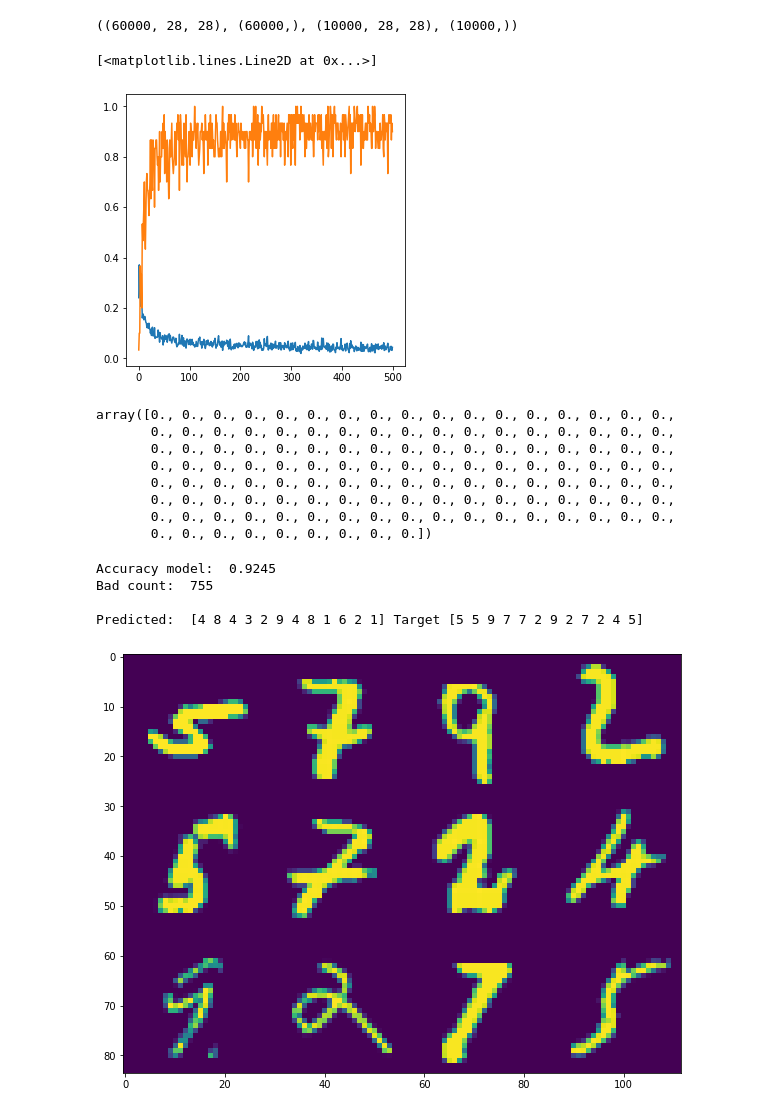
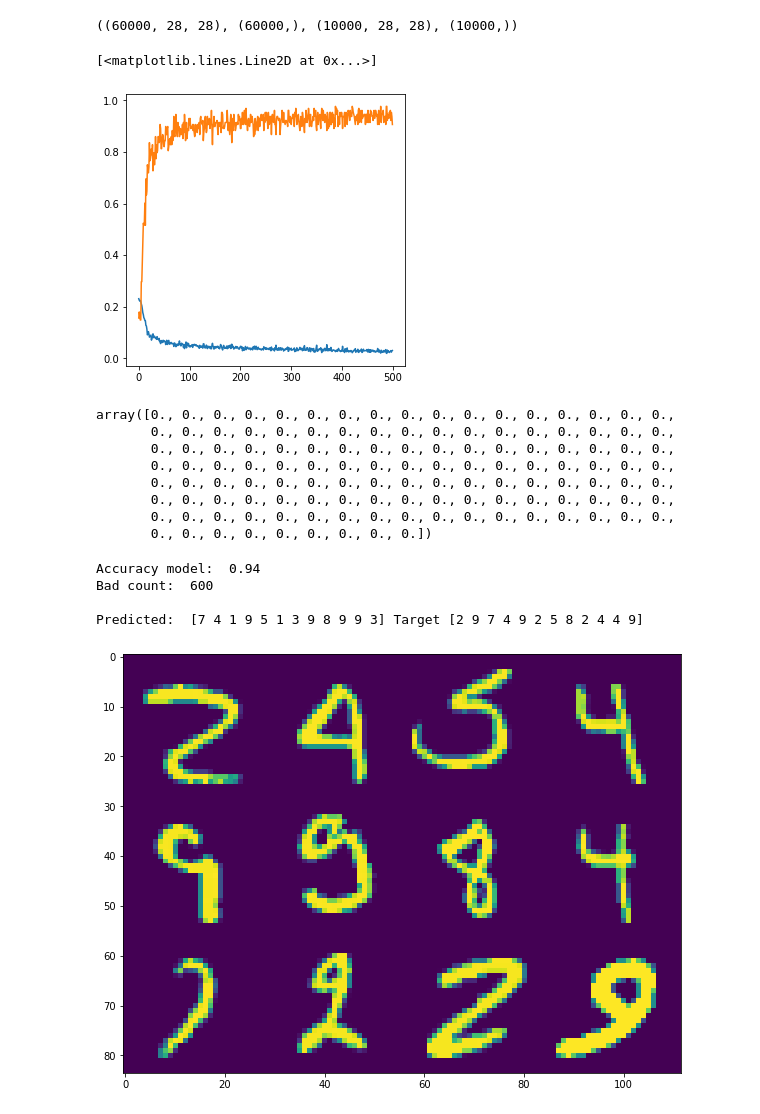
Before and after one commit to beifa/Underground-NN-by-numpy, a Jupyter notebook: tensor.ipynb, the cells around one changed output. Cells and saved outputs as stored; diff of their text form; code cells hidden in the pictures.

Commit message:
add adam optimizer score up, visual is good )), change batch size to 128

```diff
--- a/tensor.ipynb
+++ b/tensor.ipynb
@@ -430,6 +430,41 @@ class SGD:
             else:
 
                 t.data -= self.lr * t.grad
+
+
+# adam
+class Adam:
+    def __init__(self,
+                 tensors,
+                 lr=1e-4,
+                 b1 = 0.9,
+                 b2 = 0.999,
+                 eps = 1e-8):
+
+        self.lr = lr
+        self.tensors = tensors
+        self.b1 = b1
+        self.b2 = b2
+        self.eps = eps
+        self.groups = {}
+
+        # init param
+        self.m = [np.zeros_like(t.data) for t in self.tensors]
+        self.v = [np.zeros_like(t.data) for t in self.tensors]
+
+        self.t = 0
+
+
+    def step(self):
+        self.t += 1
+        for i, t in enumerate(self.tensors):
+            self.m[i] = self.b1 * self.m[i] + (1 - self.b1) * t.grad
+            self.v[i] = self.b2 * self.v[i] + (1 - self.b2) * np.square(t.grad)
+
+            m_hat = self.m[i] / (1. - self.b1 ** self.t)
+            v_hat = self.v[i] / (1. - self.b2 ** self.t)
+
+            t.data -= self.lr * m_hat / (np.sqrt(v_hat) + self.eps)
 # %%
 # make nn
 class NN:
@@ -461,49 +496,51 @@ def weight_init(w: int, h: int , mode = 'gauss') -> np.array:
 
 np.random.seed(13)
 lr = 0.001
-batch = 30
+batch = 128
 l1 = weight_init(784, 128, mode = 'uniform')
 l2 = weight_init(128, 10, mode = 'uniform')
 
 model = NN(l1, l2)
-optim = SGD([model.l1, model.l2], momentum=0.5)
+# optim = SGD([model.l1, model.l2], momentum=0.7)
+optim = Adam([model.l1, model.l2])
 
 
-bar = trange(100)
+bar = trange(500)
 accuracies, losses = [], []
 for i in bar:
     samp = np.random.randint(0, x.shape[0], size=(batch))
     X = Tensor(x[samp].reshape((-1, 28*28)))
     Y = y[samp]
     z = np.zeros((len(samp), 10))
     z[range(z.shape[0]), Y] = 1
     z = Tensor(z)
 
     y_ = model.forward(X)
     # mean
     # x_loss = (-out * x_lsm).mean(axis=1)
     p1 = y_.mul(z)
     loss = p1.sum().mul(Tensor(np.array([-1/y_.data.size]))) # add minus
     # set_trace()
     loss.backward()
+    optim.step()
 
     cat = np.argmax(y_.data, axis=1)
     acc = (cat == Y).mean()
     # SGD
     # model.l1.data = model.l1.data - lr*model.l1.grad
     # model.l2.data = model.l2.data - lr*model.l2.grad
-    optim.step()
+
     # printing
     loss = loss.data
     losses.append(loss)
     accuracies.append(acc)
     bar.set_description('Loss:  %.3f, Accuracy: %.3f' % (loss, acc))
 figsize(5, 5)
 plot(losses)
 plot(accuracies)
 # %% [output]
 [<matplotlib.lines.Line2D at 0x...>]
-[figure, old version]
+[figure, new version]
 # %%
 model.l1.grad[65]
 # %% [output]
@@ -544,11 +581,11 @@ x_test_t = Tensor(x_test.reshape(-1, 28*28))
 y_test_t = Tensor(y_test)
 evaluate(model, x_test_t, y_test_t)
 # %% [output]
-Accuracy model:  0.9245
-Bad count:  755
+Accuracy model:  0.94
+Bad count:  600
 
-Predicted:  [4 8 4 3 2 9 4 8 1 6 2 1] Target [5 5 9 7 7 2 9 2 7 2 4 5]
+Predicted:  [7 4 1 9 5 1 3 9 8 9 9 3] Target [2 9 7 4 9 2 5 8 2 4 4 9]
-[figure, old version]
+[figure, new version]
 # %% [markdown]
 TODO
 
```
Also changed, not shown: parts of 1 cell of this notebook.
